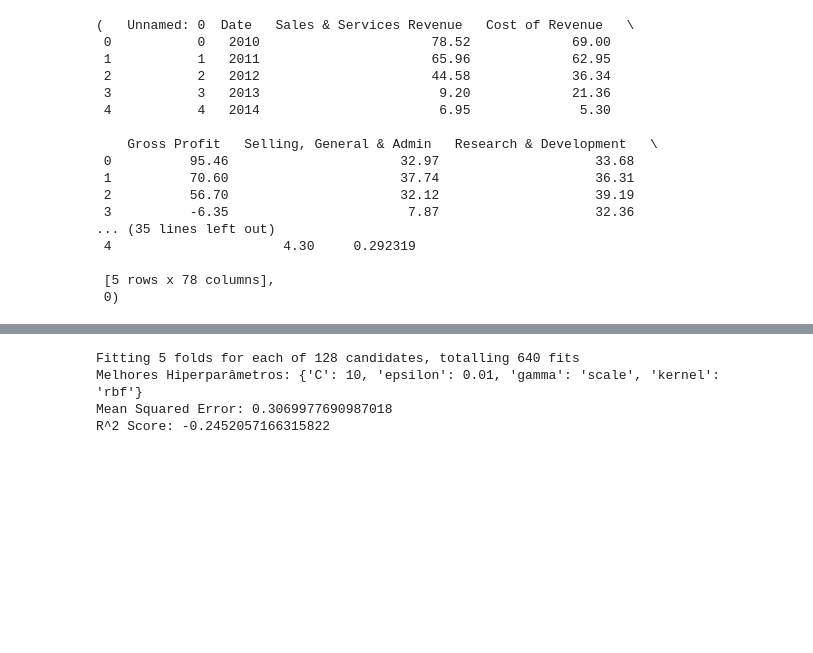
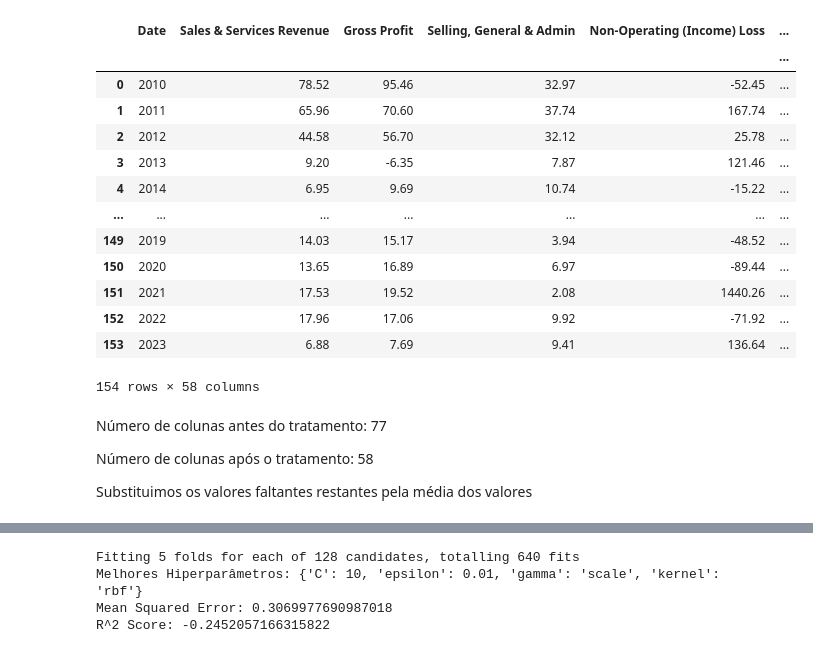
Before and after one commit to JoaoDelVecchio/PO-233-Aprendizado-de-Maquina, a Jupyter notebook: Pré-Processamento/processamento.ipynb, the cells around one changed output, grey strips where cells are left out. Drawn from its saved outputs; the diff is of its cells as text; code cells hidden in the pictures; blank space fills up the shorter version.

```diff
--- a/Pré-Processamento/processamento.ipynb
+++ b/Pré-Processamento/processamento.ipynb
@@ -46,30 +78,42 @@ df.head(), missing_data
 # %%
-# Definir um limite de 50% de valores ausentes
-limite_ausentes = 0.5 * len(df)
+# Definir um limite de 10% de valores ausentes
+# limite_ausentes = 0.1 * len(df)
+missing_percentage = df.isnull().mean()
 
-# Remover colunas com mais de 50% de valores ausentes
-df = df.dropna(thresh=limite_ausentes, axis=1)
+# Remover colunas com mais de 10% de valores ausentes
+# df = df.dropna(thresh=limite_ausentes, axis=1)
+cols_to_drop = missing_percentage[missing_percentage > 0.1].index
 
 # Preencher os valores ausentes restantes com a mediana da coluna
-df = df.fillna(df.median())
+#
+df_cleaned = df.drop(columns=cols_to_drop)
+
 
 # Verificar o resultado
-df.head(), df.isnull().sum().sum()  # Verificando se ainda há valores ausentes
+# df
+df = df_cleaned
+df = df.fillna(df.median())
+df.isnull().sum().sum()  # Verificando se ainda há valores ausentes
+df.to_csv('preprocessamento1.csv')
+df
 # %% [output]
+|  | Date | Sales & Services Revenue | Gross Profit | Selling, General & Admin | Non-Operating (Income) Loss | ... |
+|  |  |  |  |  |  | ... |
+| 0 | 2010 | 78.52 | 95.46 | 32.97 | -52.45 | ... |
+| 1 | 2011 | 65.96 | 70.60 | 37.74 | 167.74 | ... |
+| 2 | 2012 | 44.58 | 56.70 | 32.12 | 25.78 | ... |
+| 3 | 2013 | 9.20 | -6.35 | 7.87 | 121.46 | ... |
+| 4 | 2014 | 6.95 | 9.69 | 10.74 | -15.22 | ... |
+| ... | ... | ... | ... | ... | ... | ... |
+| 149 | 2019 | 14.03 | 15.17 | 3.94 | -48.52 | ... |
+| 150 | 2020 | 13.65 | 16.89 | 6.97 | -89.44 | ... |
+| 151 | 2021 | 17.53 | 19.52 | 2.08 | 1440.26 | ... |
+| 152 | 2022 | 17.96 | 17.06 | 9.92 | -71.92 | ... |
+| 153 | 2023 | 6.88 | 7.69 | 9.41 | 136.64 | ... |
-(   Unnamed: 0  Date   Sales & Services Revenue   Cost of Revenue   \
- 0           0   2010                      78.52             69.00
- 1           1   2011                      65.96             62.95
- 2           2   2012                      44.58             36.34
- 3           3   2013                       9.20             21.36
- 4           4   2014                       6.95              5.30
-
-    Gross Profit   Selling, General & Admin   Research & Development   \
- 0          95.46                      32.97                    33.68
- 1          70.60                      37.74                    36.31
- 2          56.70                      32.12                    39.19
- 3          -6.35                       7.87                    32.36
-... (35 lines left out)
- 4                      4.30     0.292319
-
- [5 rows x 78 columns],
- 0)
+154 rows × 58 columns
+# %% [markdown]
+Número de colunas antes do tratamento: 77
+
+Número de colunas após o tratamento: 58
+
+Substituimos os valores faltantes restantes pela média dos valores
```
Also changed, not shown: parts of 11 cells of this notebook, 5 other files.
